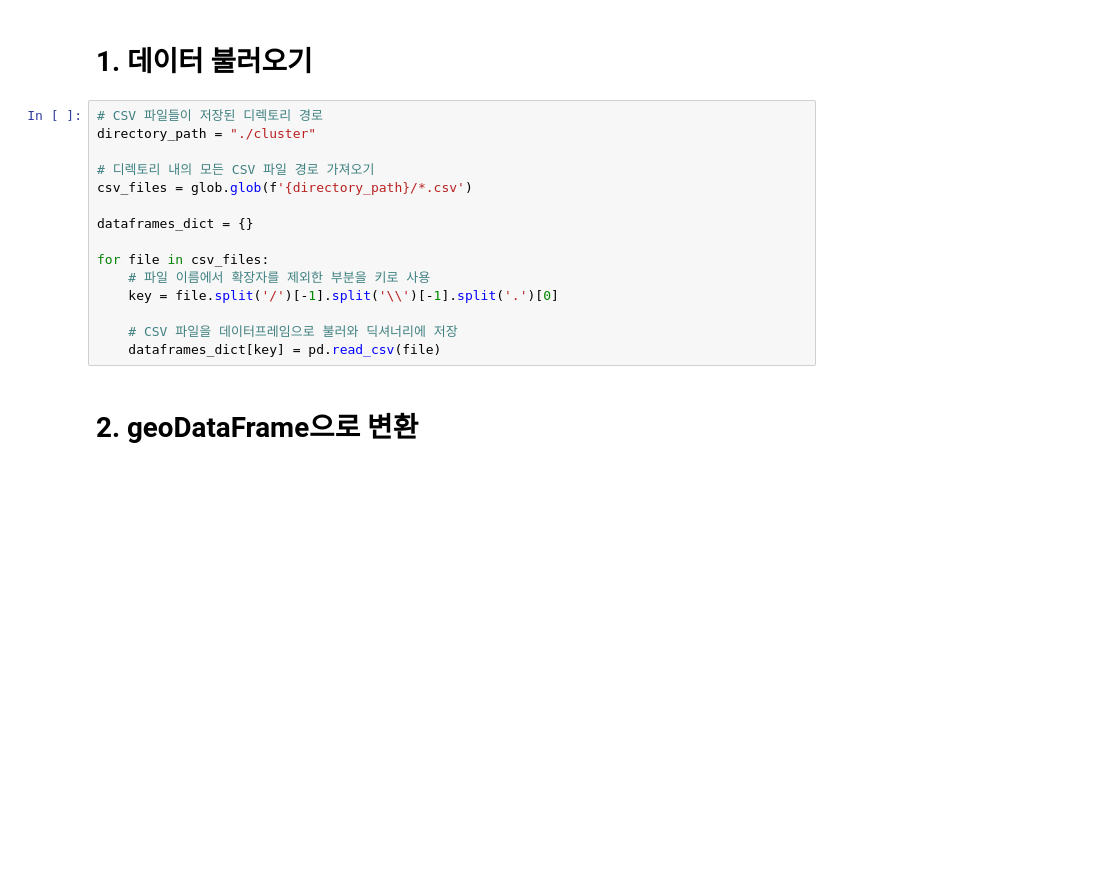
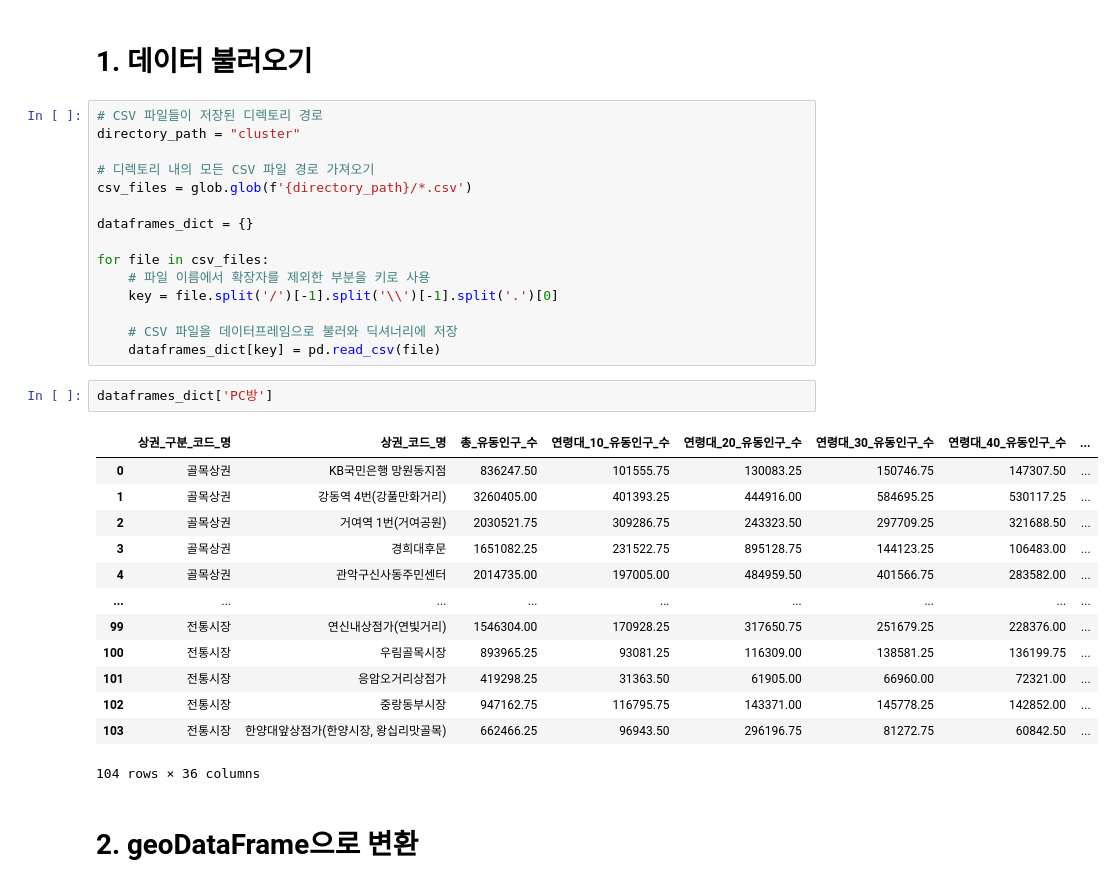
Before and after one commit to databeom/final-project, a Jupyter notebook: 2-1.redefining.ipynb, the cells around one changed output. Drawn from its saved outputs; the diff is of its cells as text; blank space fills up the shorter version.

```diff
--- a/2-1.redefining.ipynb
+++ b/2-1.redefining.ipynb
@@ -14,7 +14,7 @@ pd.set_option('display.max_columns', None)
 # 1. 데이터 불러오기
 # %%
 # CSV 파일들이 저장된 디렉토리 경로
-directory_path = "./cluster"
+directory_path = "cluster"
 
 # 디렉토리 내의 모든 CSV 파일 경로 가져오기
 csv_files = glob.glob(f'{directory_path}/*.csv')
@@ -27,6 +27,22 @@ for file in csv_files:
 
     # CSV 파일을 데이터프레임으로 불러와 딕셔너리에 저장
     dataframes_dict[key] = pd.read_csv(file)
+# %%
+dataframes_dict['PC방']
+# %% [output]
+|  | 상권_구분_코드_명 | 상권_코드_명 | 총_유동인구_수 | 연령대_10_유동인구_수 | 연령대_20_유동인구_수 | 연령대_30_유동인구_수 | 연령대_40_유동인구_수 | ... |
+| 0 | 골목상권 | KB국민은행 망원동지점 | 836247.50 | 101555.75 | 130083.25 | 150746.75 | 147307.50 | ... |
+| 1 | 골목상권 | 강동역 4번(강풀만화거리) | 3260405.00 | 401393.25 | 444916.00 | 584695.25 | 530117.25 | ... |
+| 2 | 골목상권 | 거여역 1번(거여공원) | 2030521.75 | 309286.75 | 243323.50 | 297709.25 | 321688.50 | ... |
+| 3 | 골목상권 | 경희대후문 | 1651082.25 | 231522.75 | 895128.75 | 144123.25 | 106483.00 | ... |
+| 4 | 골목상권 | 관악구신사동주민센터 | 2014735.00 | 197005.00 | 484959.50 | 401566.75 | 283582.00 | ... |
+| ... | ... | ... | ... | ... | ... | ... | ... | ... |
+| 99 | 전통시장 | 연신내상점가(연빛거리) | 1546304.00 | 170928.25 | 317650.75 | 251679.25 | 228376.00 | ... |
+| 100 | 전통시장 | 우림골목시장 | 893965.25 | 93081.25 | 116309.00 | 138581.25 | 136199.75 | ... |
+| 101 | 전통시장 | 응암오거리상점가 | 419298.25 | 31363.50 | 61905.00 | 66960.00 | 72321.00 | ... |
+| 102 | 전통시장 | 중랑동부시장 | 947162.75 | 116795.75 | 143371.00 | 145778.25 | 142852.00 | ... |
+| 103 | 전통시장 | 한양대앞상점가(한양시장, 왕십리맛골목) | 662466.25 | 96943.50 | 296196.75 | 81272.75 | 60842.50 | ... |
+104 rows × 36 columns
 # %% [markdown]
 # 2. geoDataFrame으로 변환
 # %%
```
Also changed, not shown: parts of 11 cells of this notebook.
